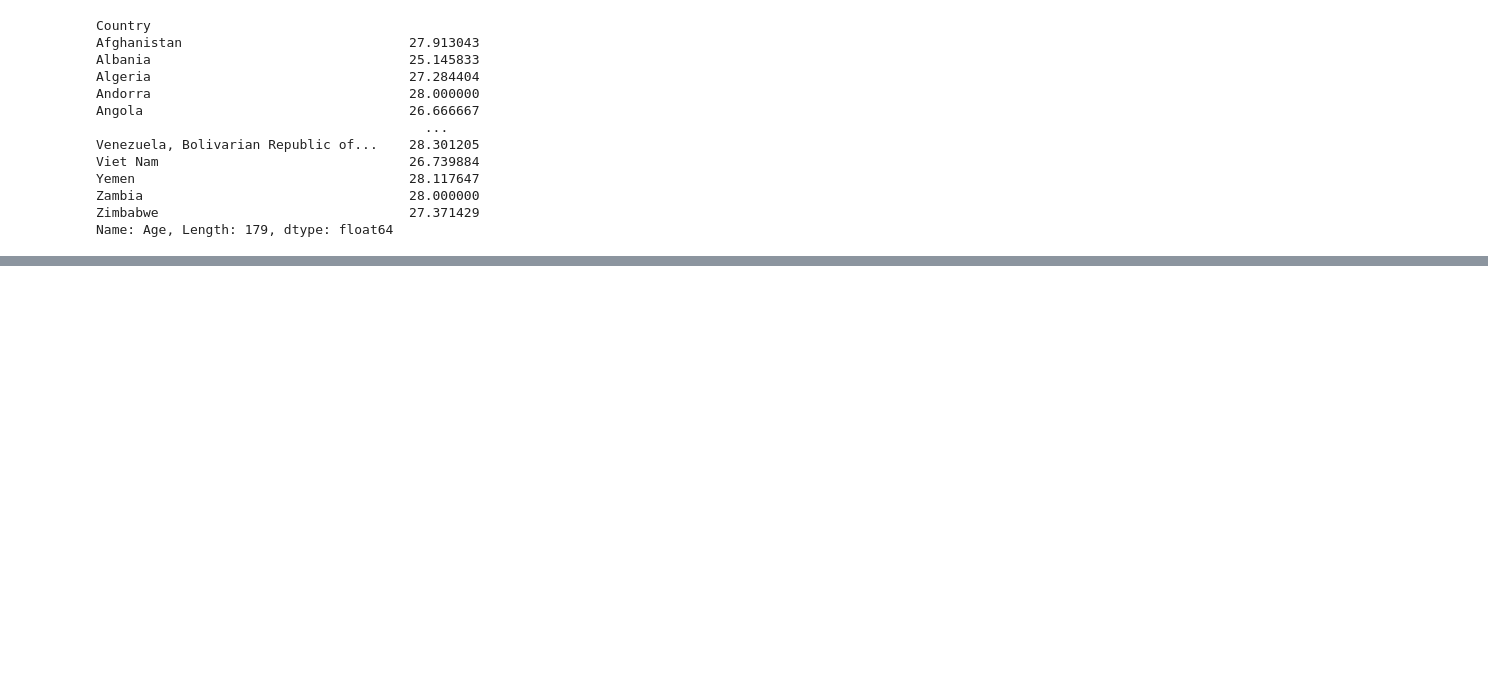
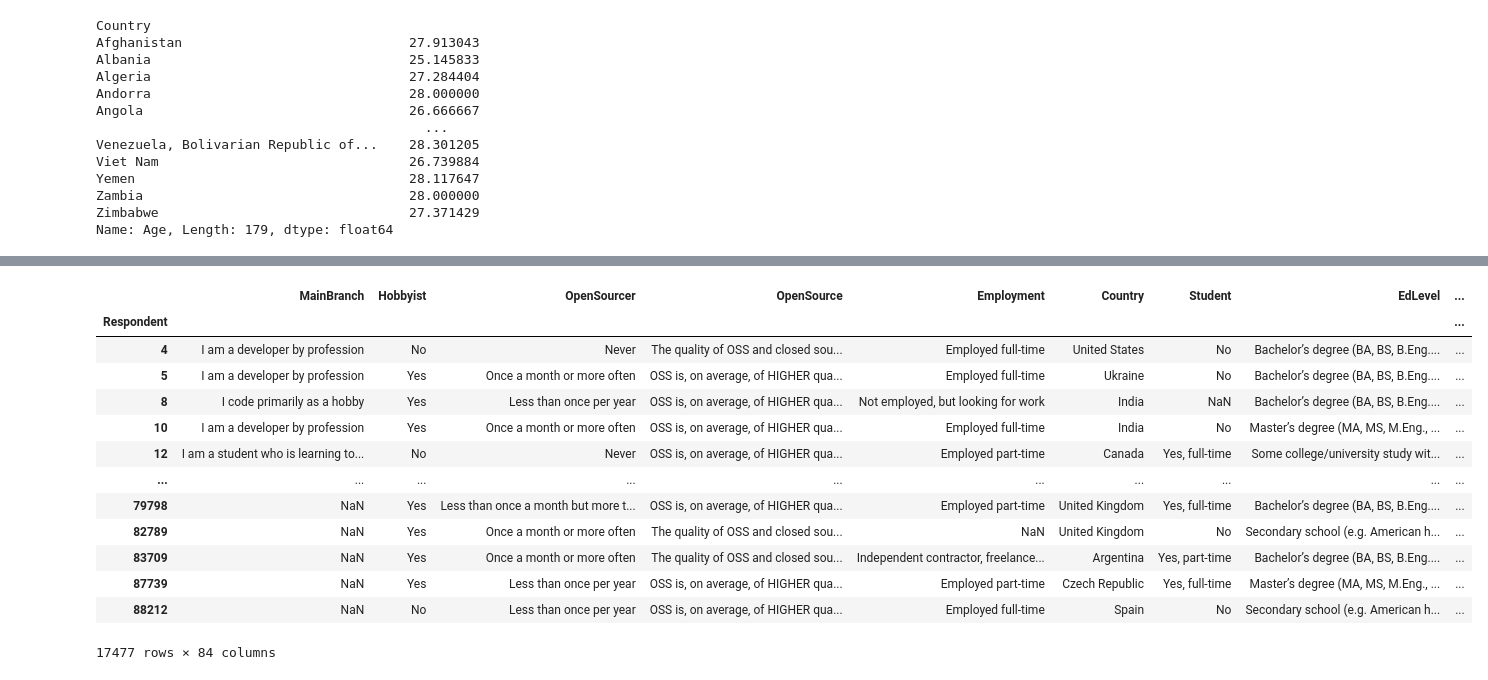
Before and after one commit to mofodreamer/pandas-tutorials, a Jupyter notebook: practice.ipynb, the cells around one changed output, grey strips where cells are left out. Saved outputs shown, nothing was run; the diff lists cells and outputs as text; code cells hidden in the pictures; blank space fills up the shorter version.

```diff
--- a/practice.ipynb
+++ b/practice.ipynb
@@ -5,3 +5,4 @@ df = pd.read_csv('data/survey_results_public.csv', index_col='Respondent')
 schema_df = pd.read_csv('data/survey_results_schema.csv', index_col='Column')
 # %%
 df.head(50)
+pd.set_option('display.max_columns', 85)
@@ -47,0 +50,19 @@ Name: Age, Length: 179, dtype: float64
+# %%
+filt= (df['LanguageWorkedWith'].str.contains('Python', na=False)) & (df['DatabaseWorkedWith'].str.contains('MySQL', na=False))
+# %%
+df[filt]
+# %% [output]
+|  | MainBranch | Hobbyist | OpenSourcer | OpenSource | Employment | Country | Student | EdLevel | ... |
+| Respondent |  |  |  |  |  |  |  |  | ... |
+| 4 | I am a developer by profession | No | Never | The quality of OSS and closed sou... | Employed full-time | United States | No | Bachelor’s degree (BA, BS, B.Eng.... | ... |
+| 5 | I am a developer by profession | Yes | Once a month or more often | OSS is, on average, of HIGHER qua... | Employed full-time | Ukraine | No | Bachelor’s degree (BA, BS, B.Eng.... | ... |
+| 8 | I code primarily as a hobby | Yes | Less than once per year | OSS is, on average, of HIGHER qua... | Not employed, but looking for work | India | NaN | Bachelor’s degree (BA, BS, B.Eng.... | ... |
+| 10 | I am a developer by profession | Yes | Once a month or more often | OSS is, on average, of HIGHER qua... | Employed full-time | India | No | Master’s degree (MA, MS, M.Eng., ... | ... |
+| 12 | I am a student who is learning to... | No | Never | OSS is, on average, of HIGHER qua... | Employed part-time | Canada | Yes, full-time | Some college/university study wit... | ... |
+| ... | ... | ... | ... | ... | ... | ... | ... | ... | ... |
+| 79798 | NaN | Yes | Less than once a month but more t... | OSS is, on average, of HIGHER qua... | Employed part-time | United Kingdom | Yes, full-time | Bachelor’s degree (BA, BS, B.Eng.... | ... |
+| 82789 | NaN | Yes | Once a month or more often | The quality of OSS and closed sou... | NaN | United Kingdom | No | Secondary school (e.g. American h... | ... |
+| 83709 | NaN | Yes | Once a month or more often | The quality of OSS and closed sou... | Independent contractor, freelance... | Argentina | Yes, part-time | Bachelor’s degree (BA, BS, B.Eng.... | ... |
+| 87739 | NaN | Yes | Less than once per year | OSS is, on average, of HIGHER qua... | Employed part-time | Czech Republic | Yes, full-time | Master’s degree (MA, MS, M.Eng., ... | ... |
+| 88212 | NaN | No | Less than once per year | OSS is, on average, of HIGHER qua... | Employed full-time | Spain | No | Secondary school (e.g. American h... | ... |
+17477 rows × 84 columns
```
Also changed, not shown: parts of 15 cells of this notebook, 2 other files.
